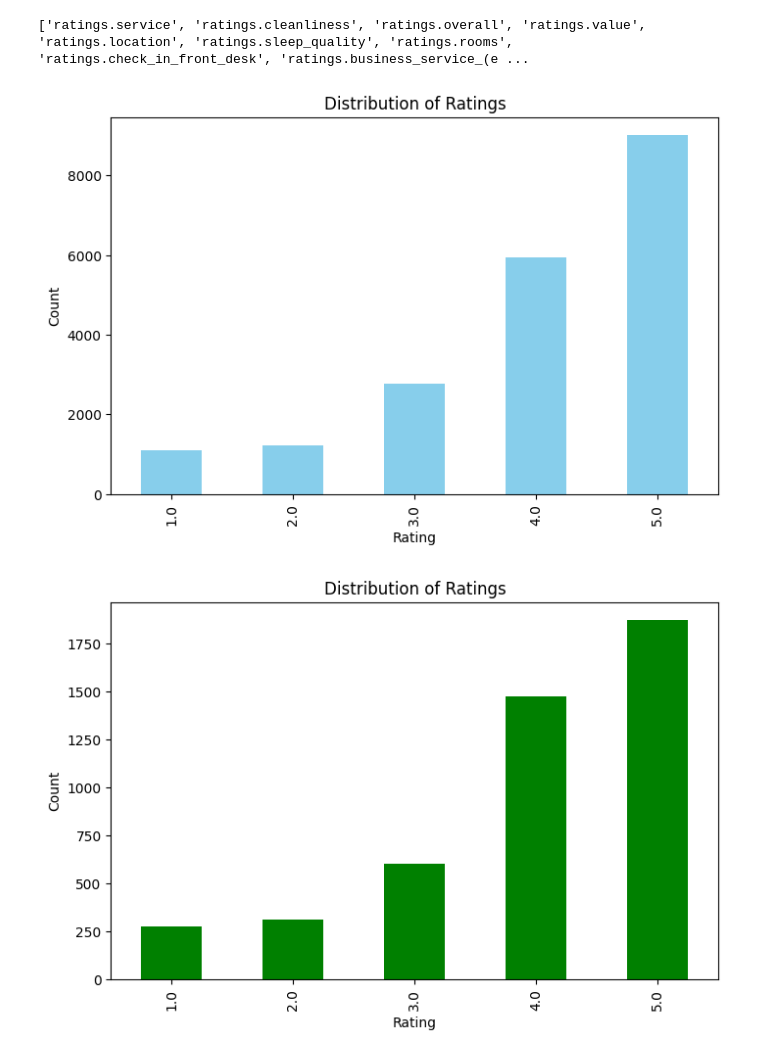
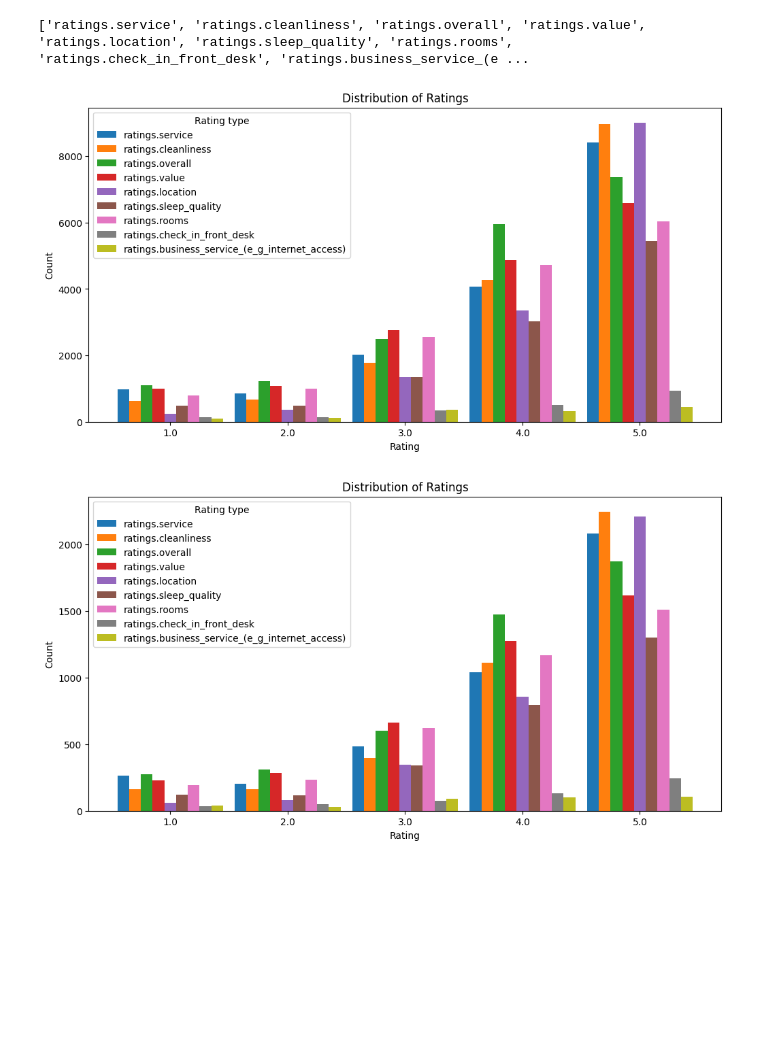
Before and after one commit to CHamilton0/COMP-SCI-7417-Applied-Natural-Language-Processing, a Jupyter notebook: Assignment2/ANLP_2025_S1_assignment1_a1766121_christopher_hamilton.ipynb, the cells around one changed output. Saved outputs shown, nothing was run; the diff lists cells and outputs as text; code cells hidden in the pictures; blank space fills up the shorter version.

```diff
--- a/Assignment2/ANLP_2025_S1_assignment1_a1766121_christopher_hamilton.ipynb
+++ b/Assignment2/ANLP_2025_S1_assignment1_a1766121_christopher_hamilton.ipynb
@@ -222,25 +222,50 @@ print(ratings_columns)
 # %%
 import matplotlib.pyplot as plt
 
-# Plot distribution of ratings
-for column in ratings_columns:
-    train_df[column].value_counts().sort_index().plot(kind='bar', figsize=(8,5), color='skyblue')
+plt.figure(figsize=(12, 6))
+
+rating_counts = pd.DataFrame({
+    col: train_df[col].value_counts().sort_index() for col in ratings_columns
+})
+
+bar_width = 0.15
+group_spacing = 1.5
+indices = np.arange(len(rating_counts)) * group_spacing
+
+for i, column in enumerate(rating_counts.columns):
+    plt.bar(indices + i * bar_width, rating_counts[column], width=bar_width, label=column)
+
+plt.xticks(indices + bar_width * (len(ratings_columns) - 1) / 2, rating_counts.index)
 
 plt.xlabel("Rating")
 plt.ylabel("Count")
 plt.title("Distribution of Ratings")
+plt.legend(title="Rating type")
 plt.show()
 # %% [output]
-[figure, old version]
+[figure, new version]
 # %%
 import matplotlib.pyplot as plt
 
-# Plot distribution of ratings
-test_df['ratings.overall'].value_counts().sort_index().plot(kind='bar', figsize=(8,5), color='green')
+plt.figure(figsize=(12, 6))
+
+rating_counts = pd.DataFrame({
+    col: test_df[col].value_counts().sort_index() for col in ratings_columns
+})
+
+bar_width = 0.15
+group_spacing = 1.5
+indices = np.arange(len(rating_counts)) * group_spacing
+
+for i, column in enumerate(rating_counts.columns):
+    plt.bar(indices + i * bar_width, rating_counts[column], width=bar_width, label=column)
+
+plt.xticks(indices + bar_width * (len(ratings_columns) - 1) / 2, rating_counts.index)
 
 plt.xlabel("Rating")
 plt.ylabel("Count")
 plt.title("Distribution of Ratings")
+plt.legend(title="Rating type")
 plt.show()
 # %% [output]
-[figure, old version]
+[figure, new version]
```
Also changed, not shown: parts of 2 cells of this notebook.
